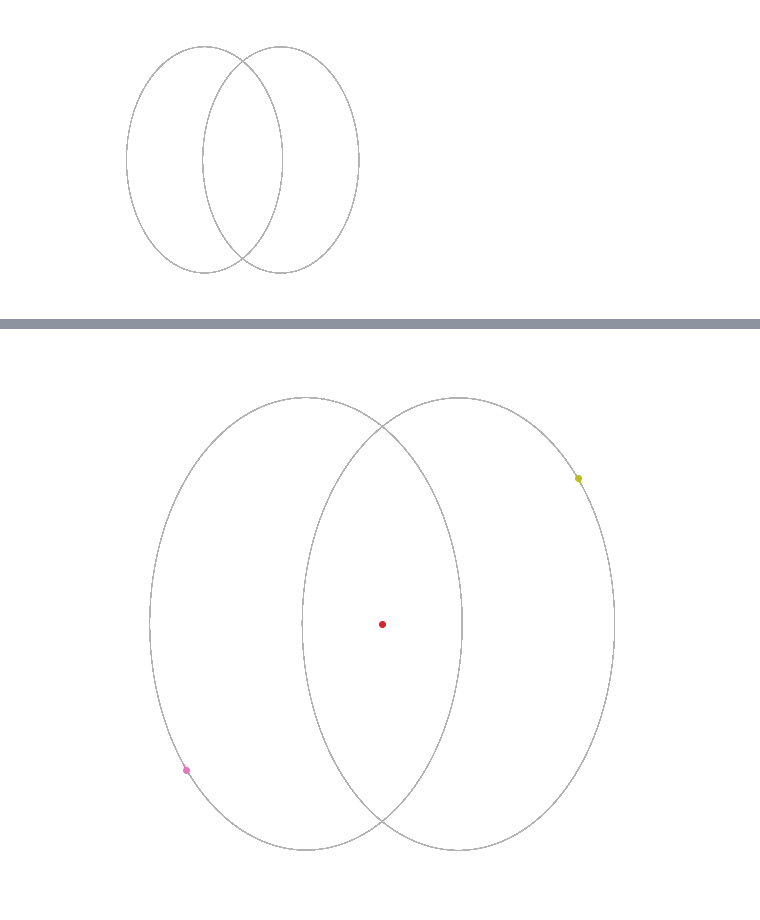
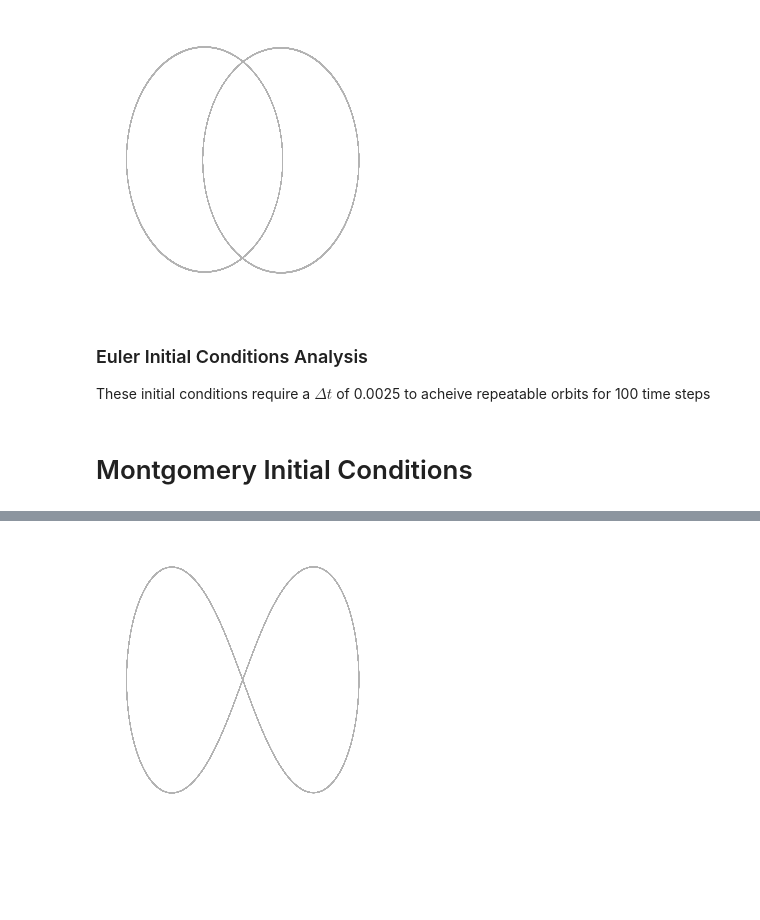
Before and after one commit to amarcozzi/CS577_Simulation_Modeling, a Jupyter notebook: Week_9/ode_limitations_work.ipynb, the cells around one changed output, grey strips where cells are left out. Cells and saved outputs as stored; diff of their text form; code cells hidden in the pictures; blank space fills up the shorter version.

Commit message:
n body

```diff
--- a/Week_9/ode_limitations_work.ipynb
+++ b/Week_9/ode_limitations_work.ipynb
@@ -44,19 +53,15 @@ p3 = {'m':[1,1,1],'G':1,'dimension':2,'acceleration':gravitational,'fix_first':F
 # %%
-from ode import *
-from n_body_rhs import *
-import matplotlib.pyplot as plt
-from matplotlib import animation,rc
-from IPython.display import HTML
-
 plt.style.use('dark_background')
 %matplotlib inline
 
 y0 = euler
 p  = p3
-dt = 1  # This is wrong - figure it out!
+d = p['dimension']
+dt = 0.0025  # This is wrong - figure it out!
 t_span = [0,100]
 
-t_s,y = solve_ode(n_body,t_span, y0, EulerRichardson, p,first_step=dt)
+solver = ODESolver()
+t_s,y = solver.solve_ode(n_body,t_span, y0, solver.EulerRichardson, p,first_step=dt)
 
 fig = plt.figure(figsize=(5,5))
 ax = fig.add_subplot(111)
@@ -79,14 +84,25 @@ ax.axis('off')
 plt.show()
 # %% [output]
 [figure]
+# %% [markdown]
+### Euler Initial Conditions Analysis ###
+These initial conditions require a $\Delta t$ of 0.0025 to acheive repeatable orbits for 100 time steps
+# %% [markdown]
+# Montgomery Initial Conditions #
 # %%
+plt.style.use('dark_background')
+%matplotlib inline
+
+y0 = montgomery
+p  = p3
 d = p['dimension']
-trace_length = 20
-c=['tab:red','tab:olive','tab:pink','tab:cyan','tab:purple']
-body_list = []
-trace_list = []
+dt = 0.01  # This is wrong - figure it out!
+t_span = [0,100]
 
-fig = plt.figure(figsize=(10,10))
+solver = ODESolver()
+t_s,y = solver.solve_ode(n_body,t_span, y0, solver.EulerRichardson, p,first_step=dt)
+
+fig = plt.figure(figsize=(5,5))
 ax = fig.add_subplot(111)
 
 x_min,x_max,y_min,y_max = 1e9,-1e9,1e9,-1e9
@@ -104,26 +120,5 @@ plt.xlim([1.2*x_min,1.2*x_max])
 plt.ylim([1.2*y_min,1.2*y_max])
 
 ax.axis('off')
-
-for i in range(0,y0.size//d,d):
-    ph, =  ax.plot(y0[i],y0[i+1],'o',color=c[i//d]);
-    body_list.append( ph )
-    ph, = ax.plot([],[],'-',color=c[i//d])
-    trace_list.append( ph )
-
-def animate(i):
-    i = i % t_s.size
-    for im,j in zip(body_list,range(0,d*len(body_list),d)):
-        im.set_xdata( y[i+1,j] )
-        im.set_ydata( y[i+1,j+1] )
-
-    if i>trace_length:
-        for im,j in zip(trace_list,range(0,d*len(trace_list),d)):
-            im.set_xdata( y[i-trace_length:i+1,j] )
-            im.set_ydata( y[i-trace_length:i+1,j+1] )
-    return im
-
-anim = animation.FuncAnimation(fig, animate, interval=20,frames=FRAMES)
-
-HTML(anim.to_html5_video())
+plt.show()
 # %% [output]
@@ -131 +125 @@ HTML(anim.to_html5_video())
-[figure, old version]
+[figure, new version]
```
Also changed, not shown: parts of 17 cells of this notebook, 3 other files.
